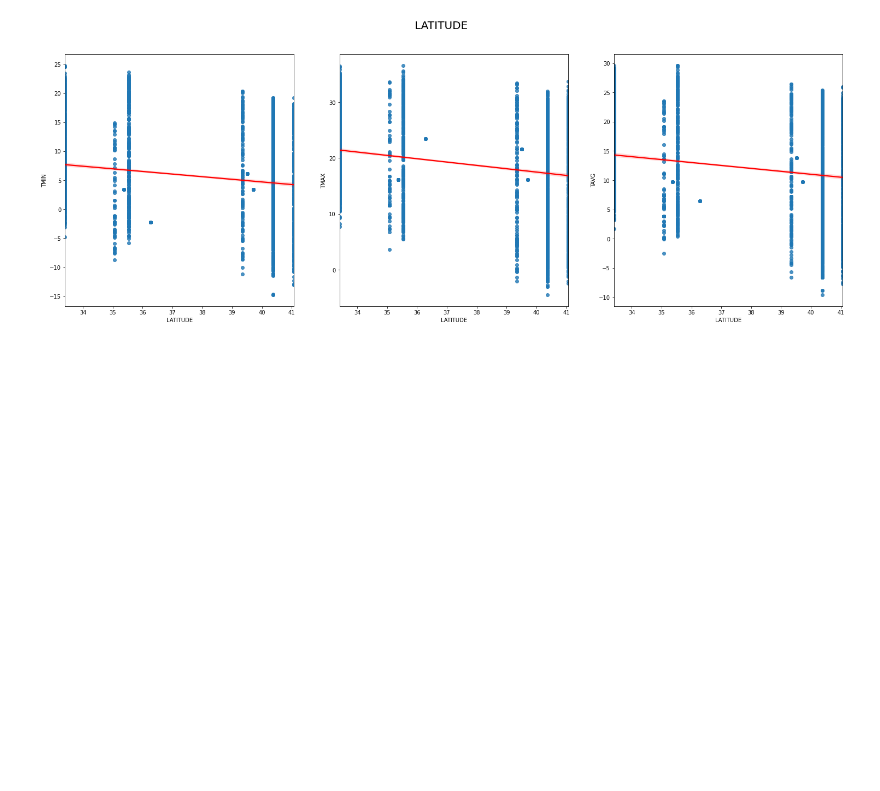
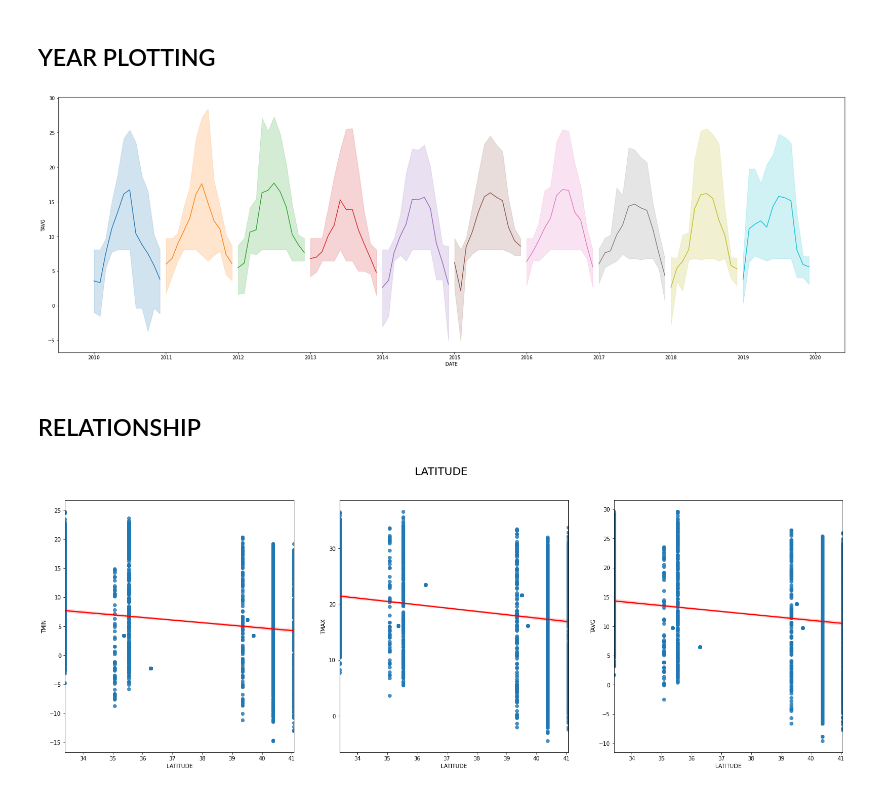
Before and after one commit to huynhtuan17ti/climate-predictor, a Jupyter notebook: visualize.ipynb, the cells around one changed output. Cells and saved outputs as stored; diff of their text form; code cells hidden in the pictures; blank space fills up the shorter version.

Commit message:
update visualizer

```diff
--- a/visualize.ipynb
+++ b/visualize.ipynb
@@ -6,6 +7,19 @@ TRAIN = 'data/train.csv'
 TEST = 'data/test.csv'
 train_data = pd.read_csv(TRAIN)
 test_data = pd.read_csv(TEST)
+# %% [markdown]
+## YEAR PLOTTING
+# %%
+train_data['DATE'] = train_data['DATE'].astype('datetime64[ns]')
+train_data = train_data.sort_values(by='DATE', ascending=True)
+# %%
+plt.figure(figsize=(30, 10))
+for i in range(2010, 2020):
+    plot_year(train_data, i)
+# %% [output]
+[figure, added]
+# %% [markdown]
+## RELATIONSHIP
 # %%
 plot_graph(train_data)
 # %% [output]
```
Also changed, not shown: parts of 1 cell of this notebook, 1 other file.
